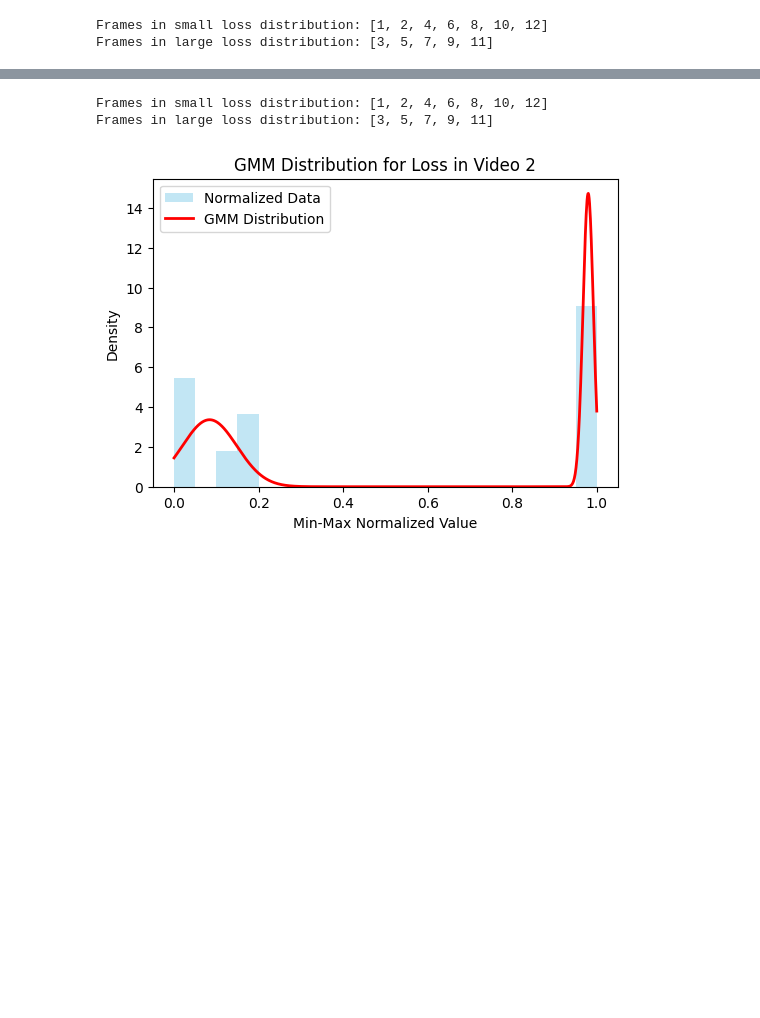
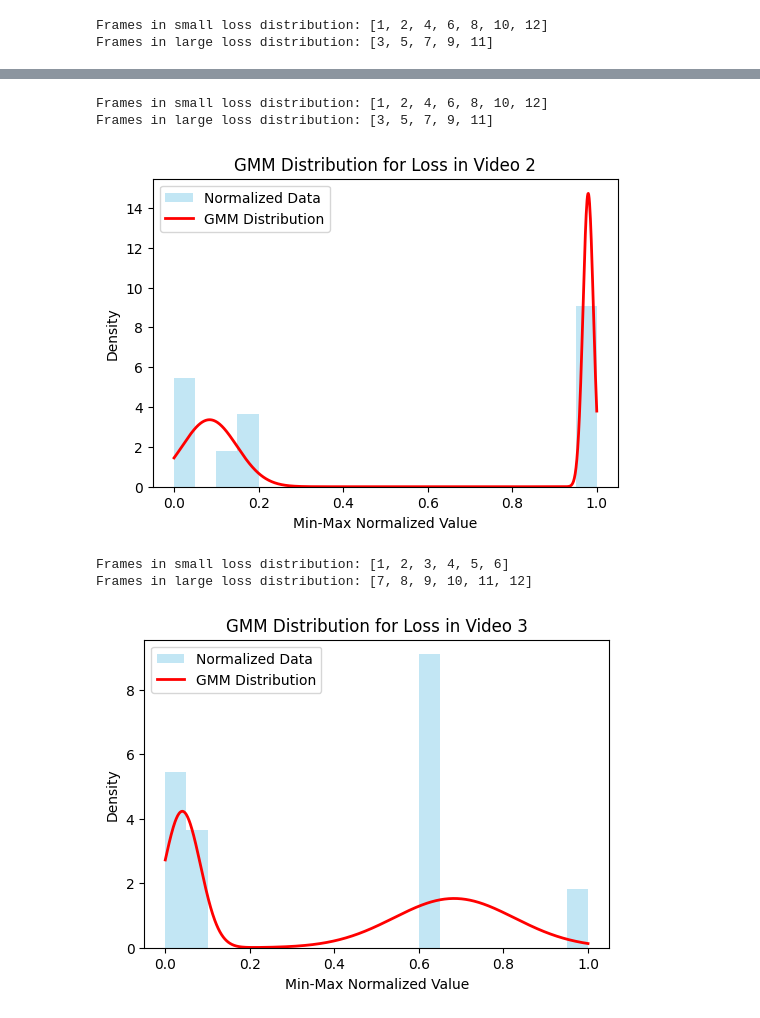
Before and after one commit to ac-freeman/GSVC, a Jupyter notebook: exp/GMM_exp2/draw.ipynb, the cells around one changed output, grey strips where cells are left out. Saved outputs shown, nothing was run; the diff lists cells and outputs as text; code cells hidden in the pictures; blank space fills up the shorter version.

```diff
--- a/exp/GMM_exp2/draw.ipynb
+++ b/exp/GMM_exp2/draw.ipynb
@@ -98,7 +102,8 @@ from sklearn.mixture import GaussianMixture
 # File paths and titles
 file_info = {
     "loss_list.txt": "Loss in Video 1",
-    "loss_list2.txt": "Loss in Video 2"
+    "loss_list2.txt": "Loss in Video 2",
+    "loss_list3.txt": "Loss in Video 3"
 }
 
 # Function to read file and return frame numbers and Min-Max normalized values (keeping the first frame unchanged)
@@ -148,33 +153,36 @@ for file_path, title in file_info.items():
     large_loss_frames=[]
     for frame, prob in zip(frames[1:], probabilities):
         if prob[large_component]>1-(1e-6):
             large_loss_frames.append(frame)
         else:
             small_loss_frames.append(frame)
     # Output the lists
     print("Frames in small loss distribution:", small_loss_frames)
     print("Frames in large loss distribution:", large_loss_frames)
 
     # Plot GMM distribution
     x = np.linspace(min(values[1:]), max(values[1:]), 1000).reshape(-1, 1)
     log_prob = gmm.score_samples(x)
     pdf = np.exp(log_prob)  # Compute probability density function
 
     plt.figure(figsize=(6, 4))
     plt.hist(gmm_data, bins=20, density=True, alpha=0.5, color='skyblue', label='Normalized Data')
     plt.plot(x, pdf, color='red', linewidth=2, label='GMM Distribution')
     plt.xlabel("Min-Max Normalized Value")
     plt.ylabel("Density")
     plt.title(f"GMM Distribution for {title}")
     plt.legend()
     plt.show()
 # %% [output]
 Frames in small loss distribution: [1, 2, 4, 6, 8, 10, 12]
 Frames in large loss distribution: [3, 5, 7, 9, 11]
 [figure]
 Frames in small loss distribution: [1, 2, 4, 6, 8, 10, 12]
 Frames in large loss distribution: [3, 5, 7, 9, 11]
 [figure]
+Frames in small loss distribution: [1, 2, 3, 4, 5, 6]
+Frames in large loss distribution: [7, 8, 9, 10, 11, 12]
+[figure, added]
 # %%
 import os
 import matplotlib.pyplot as plt
```
Also changed, not shown: parts of 3 cells of this notebook, 2 other files.
